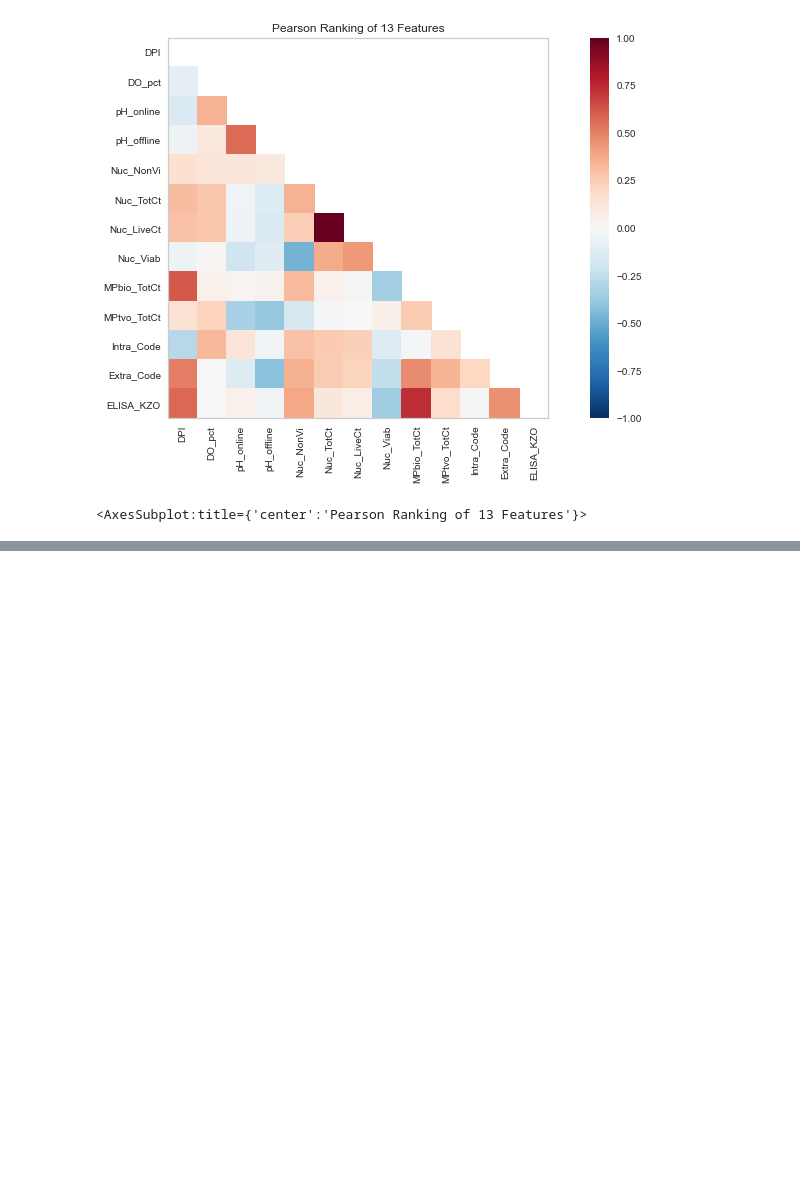
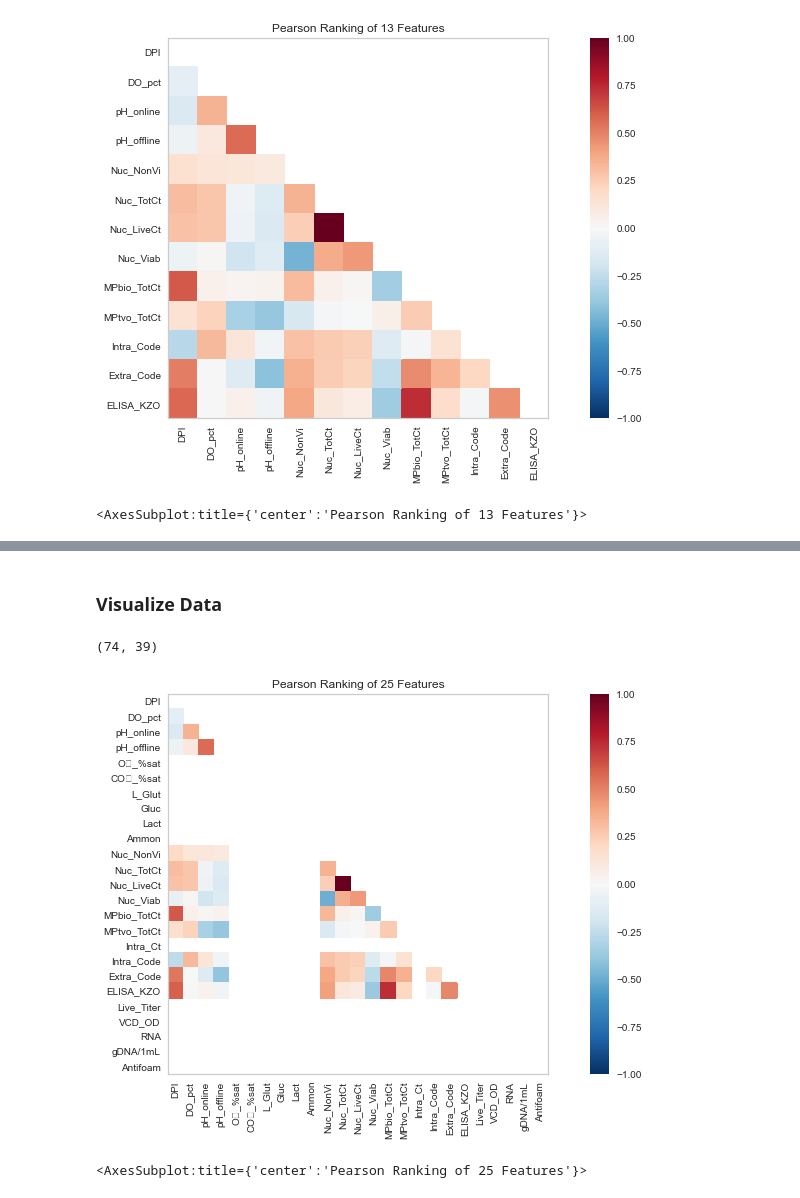
Before and after one commit to ScottBreitbach/DSC550, a Jupyter notebook: FinalProject/M1_test.ipynb, the cells around one changed output, grey strips where cells are left out. Drawn from its saved outputs; the diff is of its cells as text; code cells hidden in the pictures; blank space fills up the shorter version.

```diff
--- a/FinalProject/M1_test.ipynb
+++ b/FinalProject/M1_test.ipynb
@@ -804,0 +925,4 @@ visualizer.poof()#outpath='pcoords1.png') # Draw/show/poof the data
+# %%
+# Remove rows that contain no data beyond the batch/vessel identifiers and day/date/time info
+colList = vessel_data.columns[5:]
+vessel_data.dropna(axis=0, subset=colList, how="all", inplace=True)
@@ -804,0 +1076,2 @@ visualizer.poof()#outpath='pcoords1.png') # Draw/show/poof the data
+# %% [markdown]
+### Visualize Data
@@ -804,0 +1080,36 @@ visualizer.poof()#outpath='pcoords1.png') # Draw/show/poof the data
+# %%
+# Set up figure size
+%matplotlib inline
+plt.rcParams['figure.figsize'] = (15, 7)
+# %%
+# Generate list of num type columns:
+colsTypes = list(zip(pearsDF.columns, pearsDF.dtypes))
+num_features = []
+for col, typ in colsTypes:
+    if typ == 'float64':
+        num_features.append(col)
+# %%
+# Most features are missing some data, which doesn't work with the Pearson
+# calculation. Remove NaN's from some of the variables of interest
+pearsDF = vessel_data.copy()
+pearsDF = pearsDF[pearsDF.ELISA_KZO.notnull()]
+pearsDF = pearsDF[pearsDF.MPbio_TotCt.notnull()]
+pearsDF = pearsDF[pearsDF.Extra_Code.notnull()]
+pearsDF = pearsDF[pearsDF.Nuc_NonVi.notnull()]
+# See how much data is left
+pearsDF.shape
+# %% [output]
+(74, 39)
+# %%
+X = pearsDF[num_features].values
+
+# Instantiate the visualizer with the Covariance ranking algorithm
+visualizer = Rank2D(features=num_features, algorithm='pearson') # ‘pearson’, ‘covariance’, ‘spearman’, or ‘kendalltau’
+visualizer.fit(X)  # Fit the data to the visualizer
+visualizer.transform(X)  # Transform the data
+# visualizer.poof()  # Draw/show/poof the data
+visualizer.poof()#outpath='pcoords1.png') # Draw/show/poof the data
+# plt.show()
+# %% [output]
+[figure, added]
+<AxesSubplot:title={'center':'Pearson Ranking of 25 Features'}>
```
Also changed, not shown: parts of 59 cells of this notebook, 1 other file.
